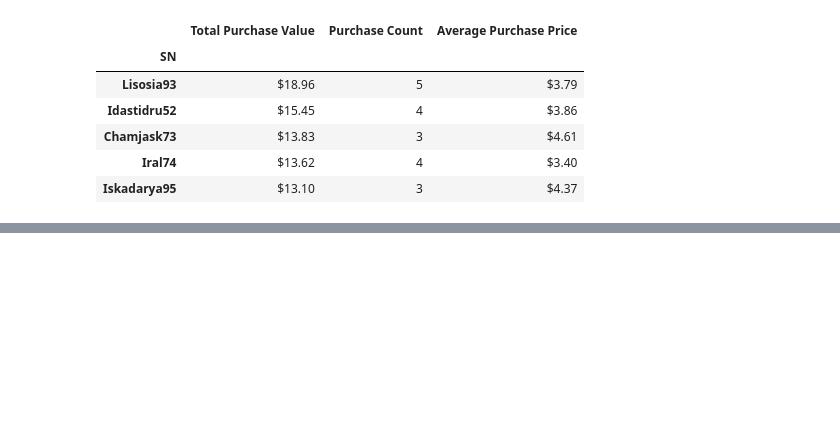
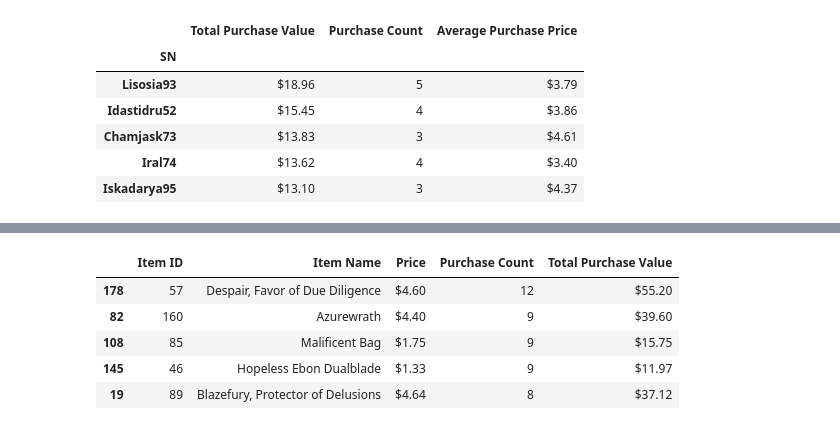
Before and after one commit to jal536/Pandas-Heroes-of-Pymoli, a Jupyter notebook: HoP_report.ipynb, the cells around one changed output, grey strips where cells are left out. Drawn from its saved outputs; the diff is of its cells as text; code cells hidden in the pictures; blank space fills up the shorter version.

Commit message:
Popular & profitable items updated

```diff
--- a/HoP_report.ipynb
+++ b/HoP_report.ipynb
@@ -214,3 +216,21 @@ top_spenders_value
 | Chamjask73 | $13.83 | 3 | $4.61 |
 | Iral74 | $13.62 | 4 | $3.40 |
 | Iskadarya95 | $13.10 | 3 | $4.37 |
+# %%
+### Most Popular Items
+
+#Identify the 5 most popular items by purchase count, then list (in a table):
+# Item ID
+# Item Name
+# Purchase Count
+# Item Price
+# Total Purchase Value
+
+item_list = purchase_data[["Item ID", "Item Name", "Price"]]
+
+popular_items_count = item_list["Item ID"].value_counts()
+
+item_list["Purchase Count"] = popular_items_count
+# %%
+popular_items = item_list.nlargest(5, "Purchase Count")
+popular_items.head()
@@ -216,0 +244,16 @@ top_spenders_value
+# %%
+pop_tot_purchase_value = popular_items["Price"]*popular_items["Purchase Count"]
+# %%
+popular_items["Total Purchase Value"] = pop_tot_purchase_value
+popular_items["Total Purchase Value"] = popular_items["Total Purchase Value"].map("${0:,.2f}".format)
+popular_items["Price"] = popular_items["Price"].map("${0:,.2f}".format)
+popular_items["Purchase Count"] = popular_items["Purchase Count"].map("{0:,.0f}".format)
+
+popular_items
+# %% [output]
+|  | Item ID | Item Name | Price | Purchase Count | Total Purchase Value |
+| 178 | 57 | Despair, Favor of Due Diligence | $4.60 | 12 | $55.20 |
+| 82 | 160 | Azurewrath | $4.40 | 9 | $39.60 |
+| 108 | 85 | Malificent Bag | $1.75 | 9 | $15.75 |
+| 145 | 46 | Hopeless Ebon Dualblade | $1.33 | 9 | $11.97 |
+| 19 | 89 | Blazefury, Protector of Delusions | $4.64 | 8 | $37.12 |
```
Also changed, not shown: parts of 5 cells of this notebook.
